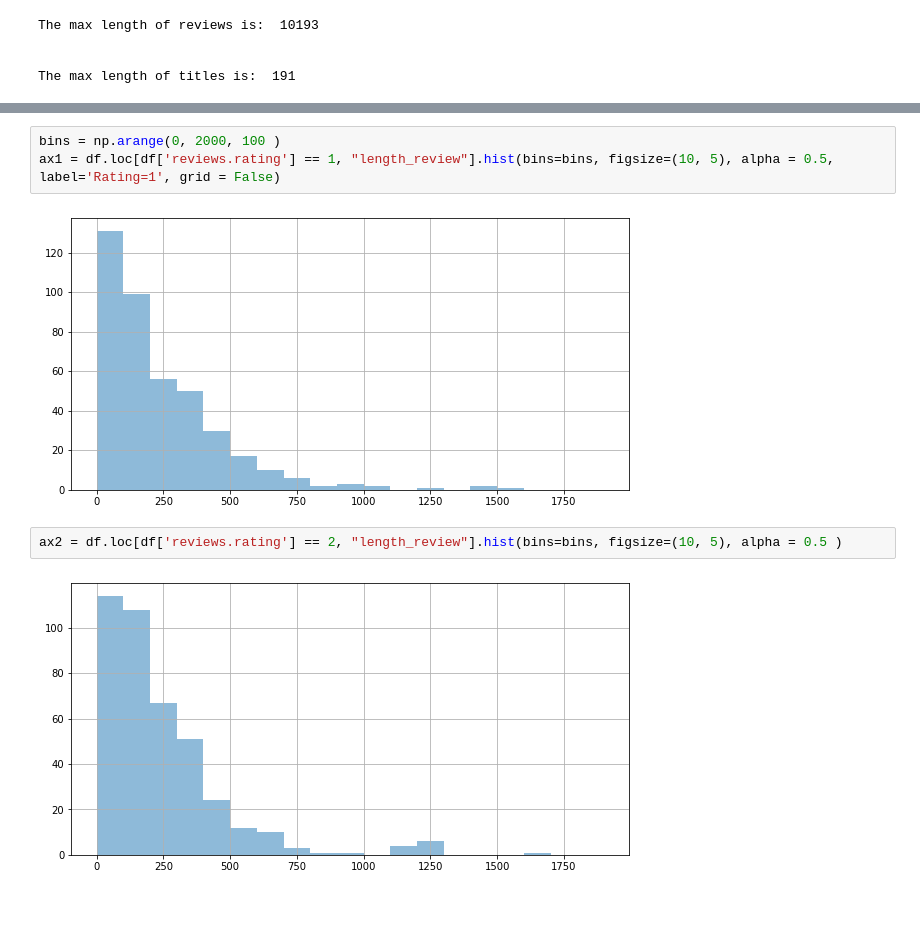
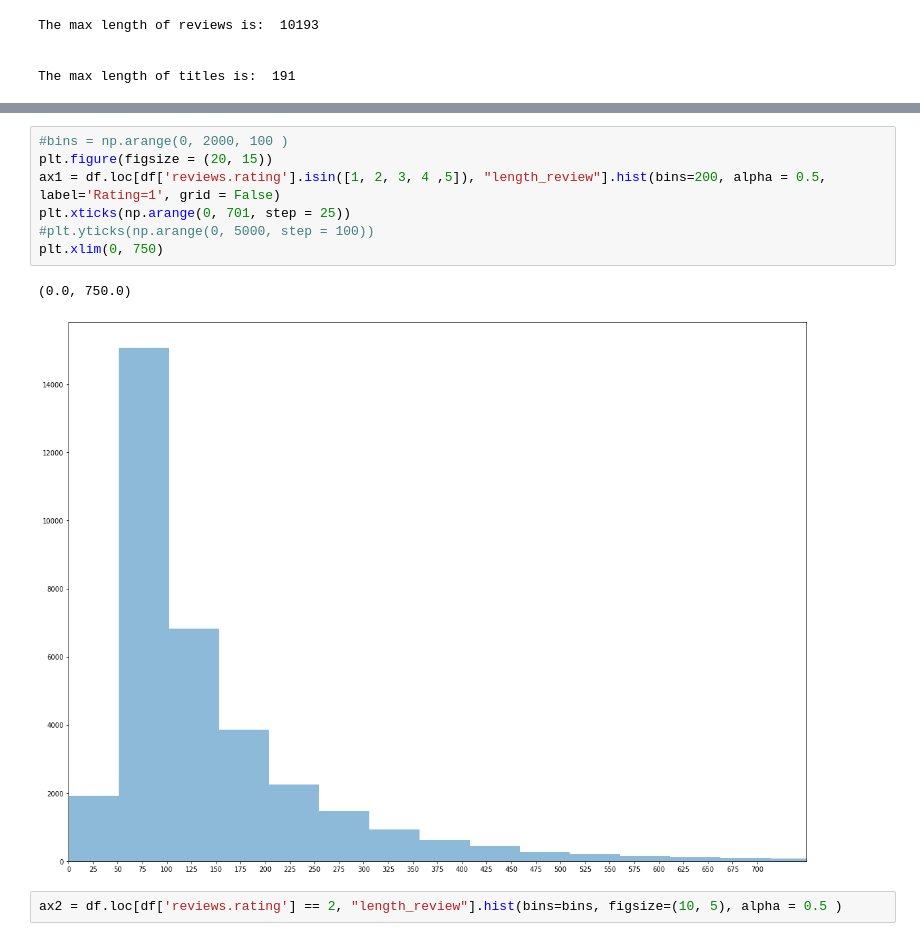
Before and after one commit to MartaTeo/ML-Project-CSE204, a Jupyter notebook: Working file.ipynb, the cells around one changed output, grey strips where cells are left out. Saved outputs shown, nothing was run; the diff lists cells and outputs as text; blank space fills up the shorter version.

```diff
--- a/Working file.ipynb
+++ b/Working file.ipynb
@@ -287,11 +337,14 @@ The max length of titles is:  191
 # %%
-bins = np.arange(0, 2000, 100 )
-ax1 = df.loc[df['reviews.rating'] == 1, "length_review"].hist(bins=bins, figsize=(10, 5), alpha = 0.5, label='Rating=1', grid = False)
+#bins = np.arange(0, 2000, 100 )
+plt.figure(figsize = (20, 15))
+ax1 = df.loc[df['reviews.rating'].isin([1, 2, 3, 4 ,5]), "length_review"].hist(bins=200, alpha = 0.5, label='Rating=1', grid = False)
+plt.xticks(np.arange(0, 701, step = 25))
+#plt.yticks(np.arange(0, 5000, step = 100))
+plt.xlim(0, 750)
 # %% [output]
+(0.0, 750.0)
-[figure, old version]
+[figure, new version]
 # %%
 ax2 = df.loc[df['reviews.rating'] == 2, "length_review"].hist(bins=bins, figsize=(10, 5), alpha = 0.5 )
-# %% [output]
-[figure, removed]
 # %%
 ax3 = df.loc[df['reviews.rating'] == 3, "length_review"].hist(bins=bins, figsize=(10, 5), alpha = 0.5 )
```
Also changed, not shown: parts of 10 cells of this notebook, 1 other file.
